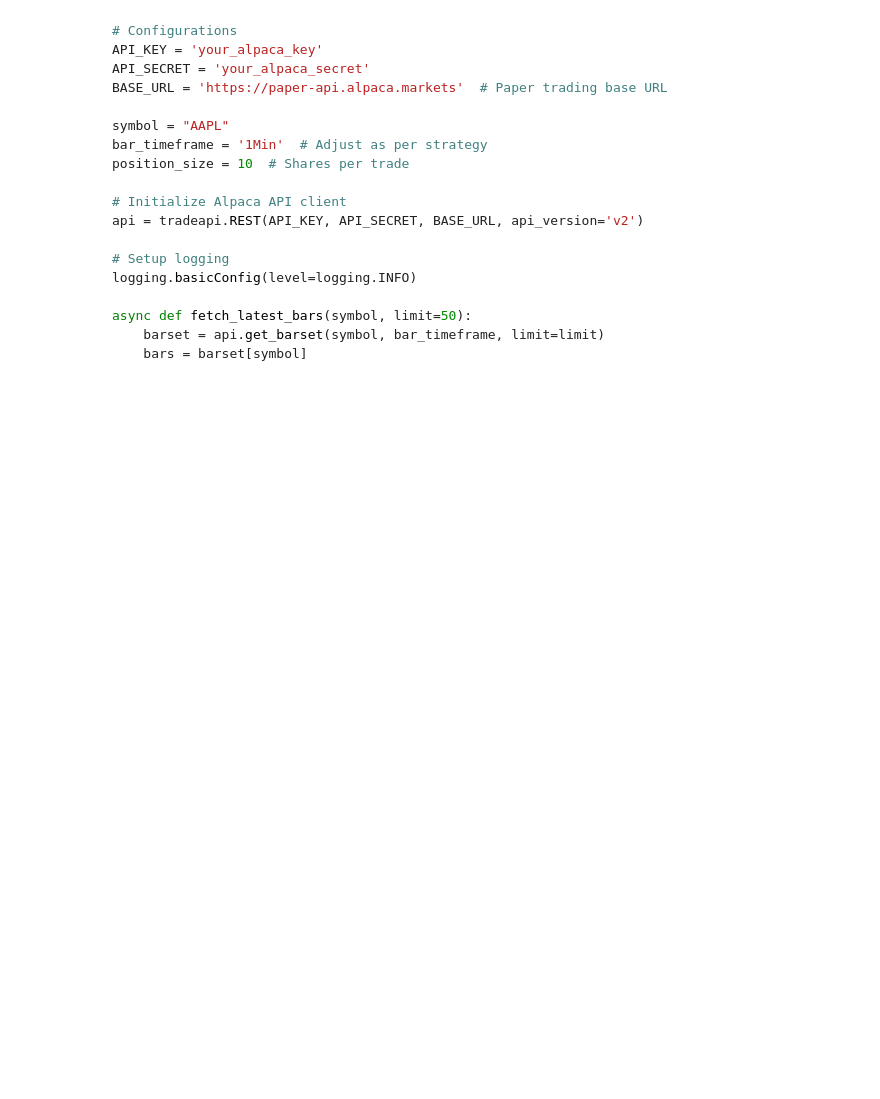
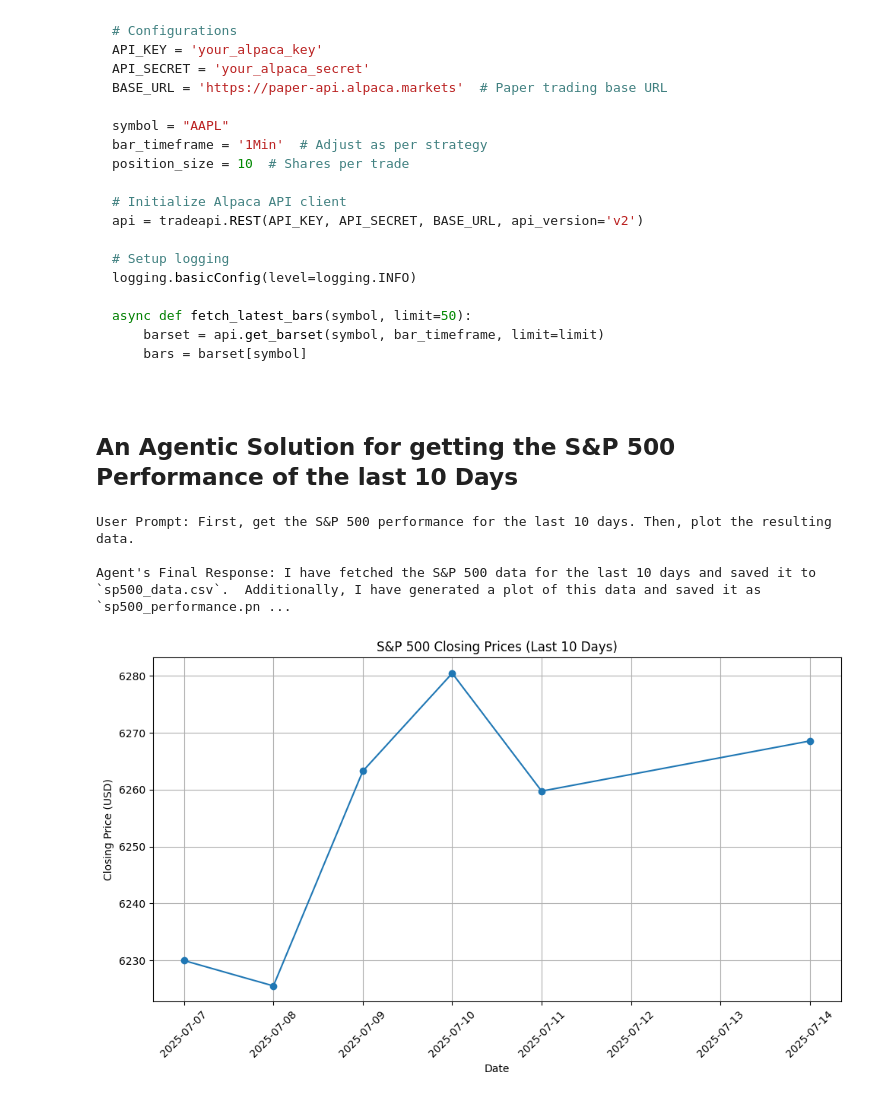
Before and after one commit to omdgit/agents, a Jupyter notebook: 1_foundations/1_lab1.ipynb, the cells around one changed output. Saved outputs shown, nothing was run; the diff lists cells and outputs as text; code cells hidden in the pictures; blank space fills up the shorter version.

Commit message:
agent with Google LLM

```diff
--- a/1_foundations/1_lab1.ipynb
+++ b/1_foundations/1_lab1.ipynb
@@ -604,3 +604,5 @@ logging.basicConfig(level=logging.INFO)
 async def fetch_latest_bars(symbol, limit=50):
     barset = api.get_barset(symbol, bar_timeframe, limit=limit)
     bars = barset[symbol]
+# %% [markdown]
+## An Agentic Solution for getting the S&P 500 Performance of the last 10 Days
@@ -606,0 +726,7 @@ async def fetch_latest_bars(symbol, limit=50):
+# %%
+run_agent()
+# %% [output]
+User Prompt: First, get the S&P 500 performance for the last 10 days. Then, plot the resulting data.
+
+Agent's Final Response: I have fetched the S&P 500 data for the last 10 days and saved it to `sp500_data.csv`.  Additionally, I have generated a plot of this data and saved it as `sp500_performance.pn ...
+[figure, added]
```
Also changed, not shown: parts of 2 cells of this notebook, 4 other files.
